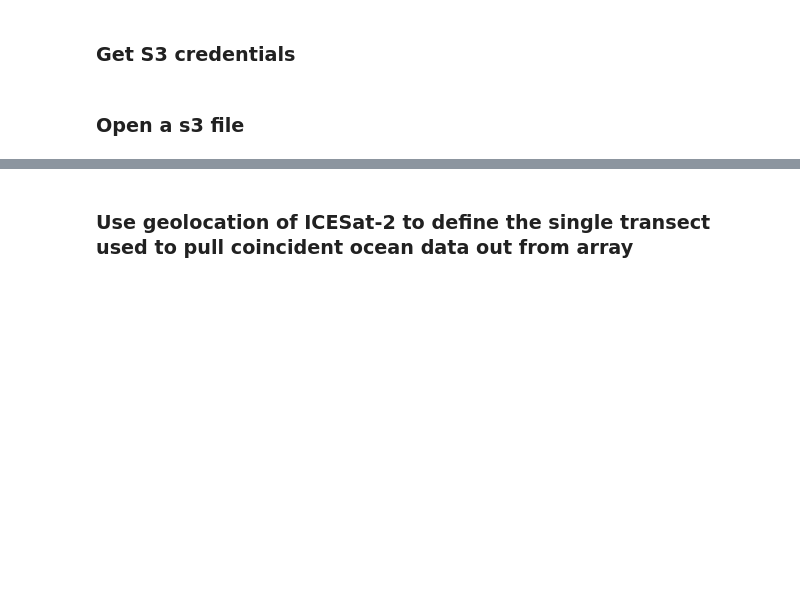
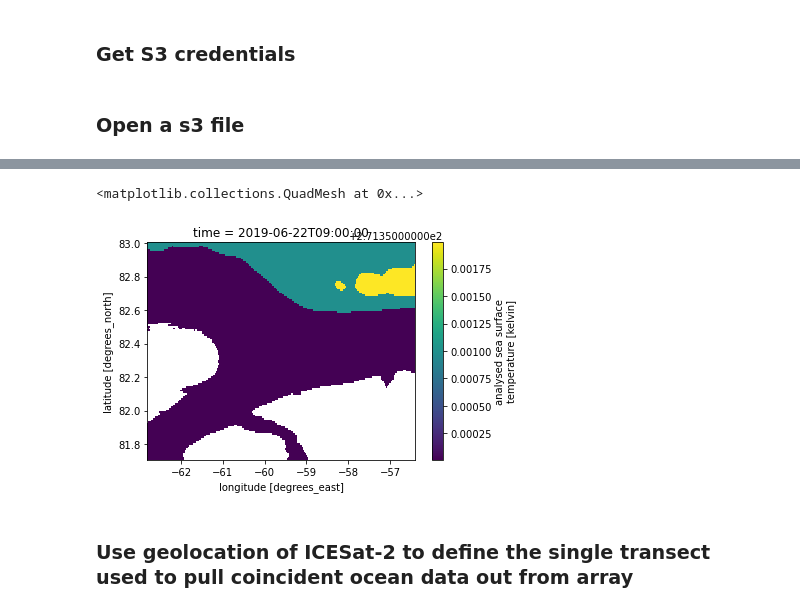
Before and after one commit to NASA-Openscapes/2021-Cloud-Hackathon, a Jupyter notebook: tutorials/Data_Access__Harmonize-cloud-non-cloud.ipynb, the cells around one changed output, grey strips where cells are left out. Cells and saved outputs as stored; diff of their text form; code cells hidden in the pictures; blank space fills up the shorter version.

```diff
--- a/tutorials/Data_Access__Harmonize-cloud-non-cloud.ipynb
+++ b/tutorials/Data_Access__Harmonize-cloud-non-cloud.ipynb
@@ -310,6 +335,8 @@ s3_fs = s3fs.S3FileSystem(
 f = s3_fs.open(s3_link, mode='rb')
 # ds = xr.open_dataset(f, decode_cf=False)
 ds = xr.open_dataset(f)
+sst = ds['analysed_sst'].sel(lat  = slice(81.7,83),
+                             lon  = slice(-62.8,-56.4),
+                                       ).load()
+#ds.analysed_sst.plot()
 f.close()
-display(ds)
-ds.sea_surface_temperature.plot()
@@ -322,3 +363,8 @@ AttributeError: 'Dataset' object has no attribute 'sea_surface_temperature'
+# %%
+sst.plot()
+# %% [output]
+<matplotlib.collections.QuadMesh at 0x...>
+[figure, added]
 # %% [markdown]
 ### Use geolocation of ICESat-2 to define the single transect used to pull coincident ocean data out from array
 # %% [markdown]
```
Also changed, not shown: parts of 14 cells of this notebook.
